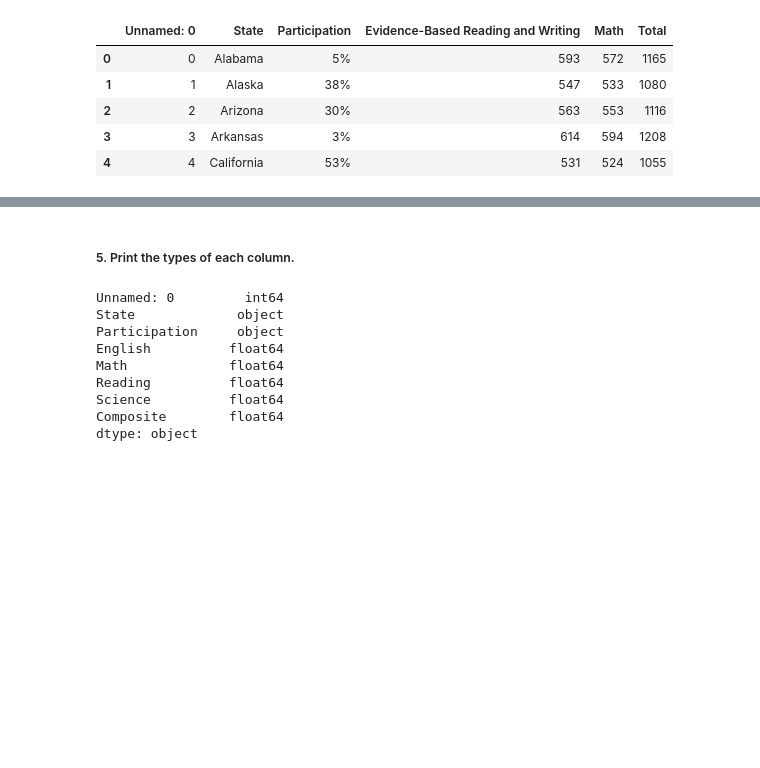
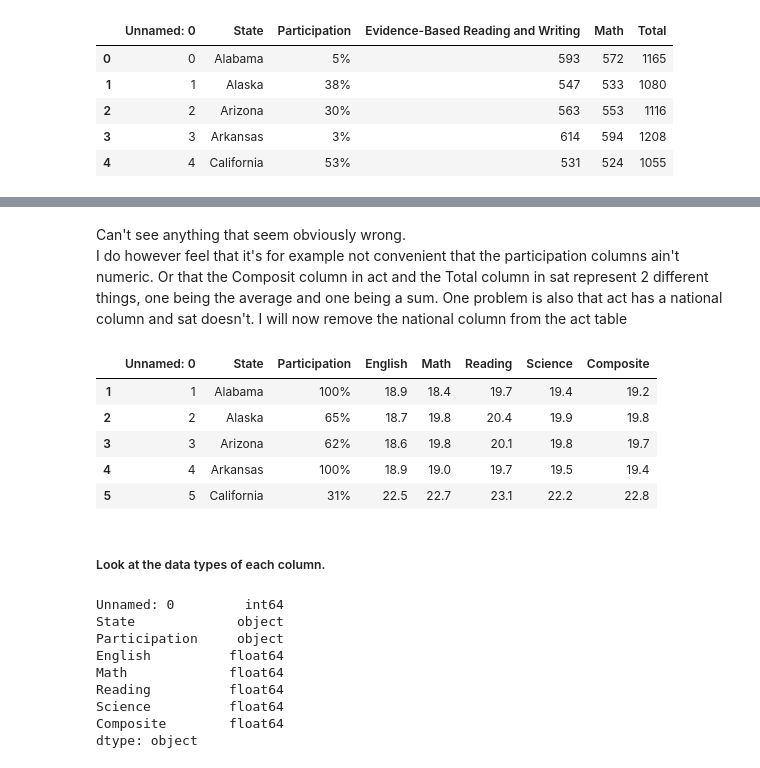
Before and after one commit to yhpf/jekyll-now, a Jupyter notebook: _posts/project_1.ipynb, the cells around one changed output, grey strips where cells are left out. Cells and saved outputs as stored; diff of their text form; code cells hidden in the pictures; blank space fills up the shorter version.

```diff
--- a/_posts/project_1.ipynb
+++ b/_posts/project_1.ipynb
@@ -174,0 +158,5 @@ act
+# %% [markdown]
+Can't see anything that seem obviously wrong. <br />
+I do however feel that it's for example not convenient that the participation columns ain't numeric.
+Or that the Composit column in act and the Total column in sat represent 2 different things, one being the average and one being a sum.
+One problem is also that act has a national column and sat doesn't. I will now remove the national column from the act table
@@ -175,5 +166,16 @@ act
+# %%
+# Check that National has been removed
+act.head()
+# We only need to look at the first rows since we know that National had index 0.
+# %% [output]
+|  | Unnamed: 0 | State | Participation | English | Math | Reading | Science | Composite |
+| 1 | 1 | Alabama | 100% | 18.9 | 18.4 | 19.7 | 19.4 | 19.2 |
+| 2 | 2 | Alaska | 65% | 18.7 | 19.8 | 20.4 | 19.9 | 19.8 |
+| 3 | 3 | Arizona | 62% | 18.6 | 19.8 | 20.1 | 19.8 | 19.7 |
+| 4 | 4 | Arkansas | 100% | 18.9 | 19.0 | 19.7 | 19.5 | 19.4 |
+| 5 | 5 | California | 31% | 22.5 | 22.7 | 23.1 | 22.2 | 22.8 |
 # %% [markdown]
-##### 5. Print the types of each column.
+##### Look at the data types of each column.
 # %%
 act.dtypes
 # %% [output]
```
Also changed, not shown: parts of 59 cells of this notebook.
